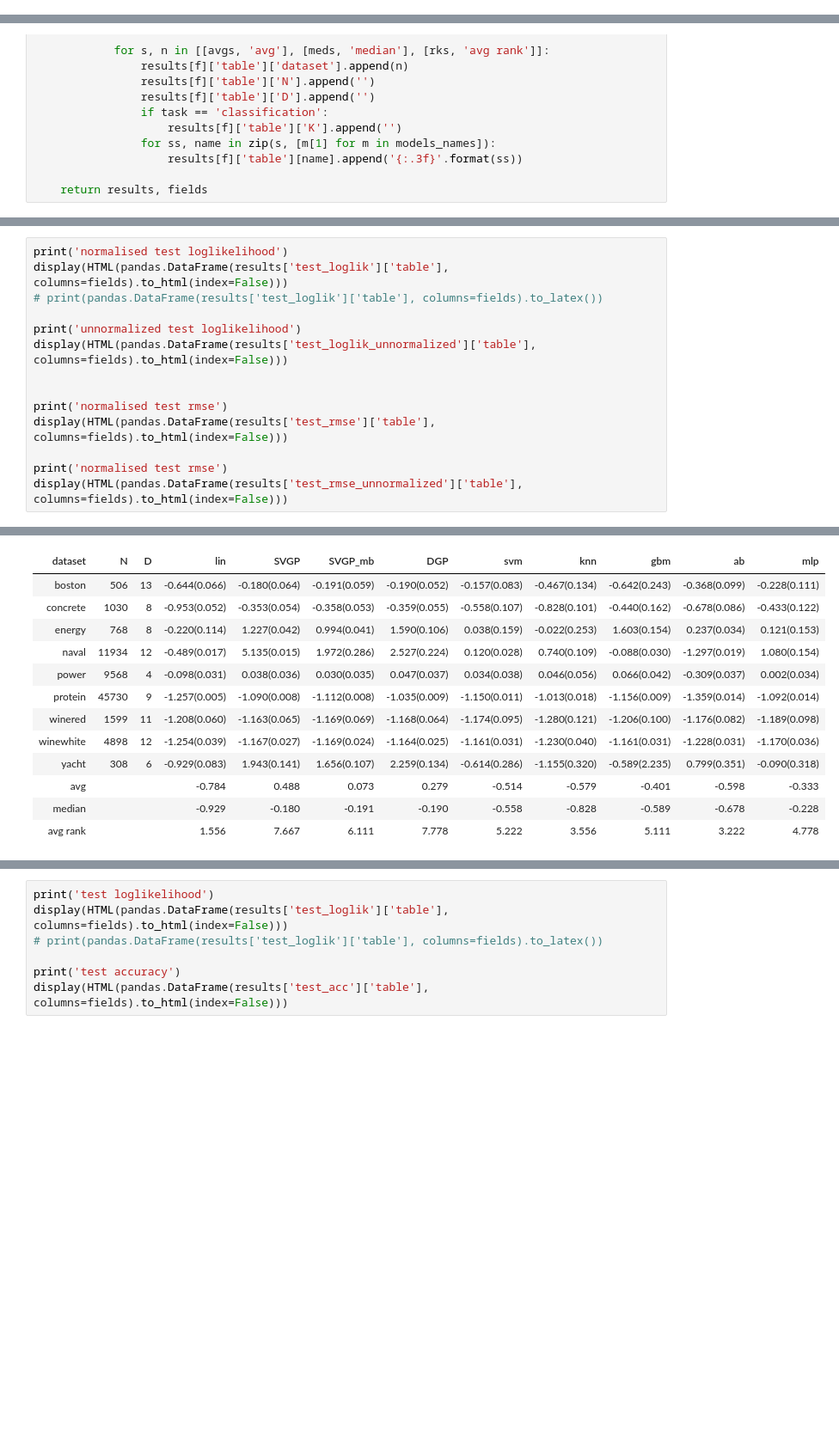
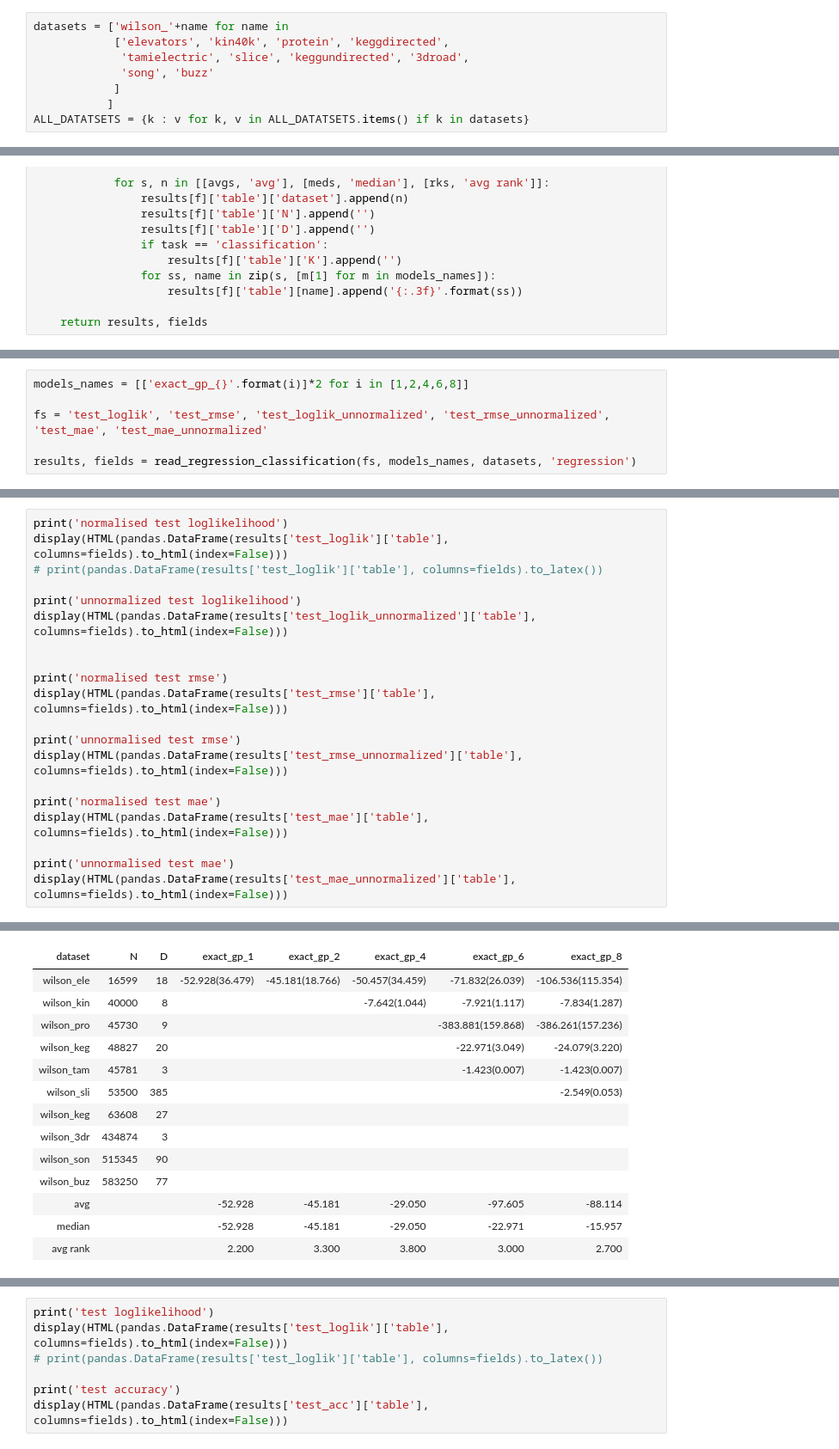
Before and after one commit to sgalee2/bayesian_benchmarks, a Jupyter notebook: bayesian_benchmarks/results/view_results.ipynb, the cells around one changed output, grey strips where cells are left out. Shown at 86% size. Drawn from its saved outputs; the diff is of its cells as text; blank space fills up the shorter version.

```diff
--- a/bayesian_benchmarks/results/view_results.ipynb
+++ b/bayesian_benchmarks/results/view_results.ipynb
@@ -20,6 +20,14 @@ ALL_DATATSETS = {}
 ALL_DATATSETS.update(_ALL_REGRESSION_DATATSETS)
 ALL_DATATSETS.update(_ALL_CLASSIFICATION_DATATSETS)
 from bayesian_benchmarks.data import regression_datasets
+# %%
+datasets = ['wilson_'+name for name in
+            ['elevators', 'kin40k', 'protein', 'keggdirected',
+             'tamielectric', 'slice', 'keggundirected', '3droad',
+             'song', 'buzz'
+            ]
+           ]
+ALL_DATATSETS = {k : v for k, v in ALL_DATATSETS.items() if k in datasets}
 # %%
 def rankarray(A):
     ranks = []
@@ -134,0 +107,6 @@ mlp yacht 10
+# %%
+models_names = [['exact_gp_{}'.format(i)]*2 for i in [1,2,4,6,8]]
+
+fs = 'test_loglik', 'test_rmse', 'test_loglik_unnormalized', 'test_rmse_unnormalized', 'test_mae', 'test_mae_unnormalized'
+
+results, fields = read_regression_classification(fs, models_names, datasets, 'regression')
@@ -135,30 +129,37 @@ mlp yacht 10
 # %%
 print('normalised test loglikelihood')
 display(HTML(pandas.DataFrame(results['test_loglik']['table'], columns=fields).to_html(index=False)))
 # print(pandas.DataFrame(results['test_loglik']['table'], columns=fields).to_latex())
 
 print('unnormalized test loglikelihood')
 display(HTML(pandas.DataFrame(results['test_loglik_unnormalized']['table'], columns=fields).to_html(index=False)))
 
 
 print('normalised test rmse')
 display(HTML(pandas.DataFrame(results['test_rmse']['table'], columns=fields).to_html(index=False)))
 
-print('normalised test rmse')
+print('unnormalised test rmse')
 display(HTML(pandas.DataFrame(results['test_rmse_unnormalized']['table'], columns=fields).to_html(index=False)))
+
+print('normalised test mae')
+display(HTML(pandas.DataFrame(results['test_mae']['table'], columns=fields).to_html(index=False)))
+
+print('unnormalised test mae')
+display(HTML(pandas.DataFrame(results['test_mae_unnormalized']['table'], columns=fields).to_html(index=False)))
 # %% [output]
 normalised test loglikelihood
-| dataset | N | D | lin | SVGP | SVGP_mb | DGP | svm | knn | gbm | ab | mlp |
-| boston | 506 | 13 | -0.644(0.066) | -0.180(0.064) | -0.191(0.059) | -0.190(0.052) | -0.157(0.083) | -0.467(0.134) | -0.642(0.243) | -0.368(0.099) | -0.228(0.111) |
-| concrete | 1030 | 8 | -0.953(0.052) | -0.353(0.054) | -0.358(0.053) | -0.359(0.055) | -0.558(0.107) | -0.828(0.101) | -0.440(0.162) | -0.678(0.086) | -0.433(0.122) |
-| energy | 768 | 8 | -0.220(0.114) | 1.227(0.042) | 0.994(0.041) | 1.590(0.106) | 0.038(0.159) | -0.022(0.253) | 1.603(0.154) | 0.237(0.034) | 0.121(0.153) |
-| naval | 11934 | 12 | -0.489(0.017) | 5.135(0.015) | 1.972(0.286) | 2.527(0.224) | 0.120(0.028) | 0.740(0.109) | -0.088(0.030) | -1.297(0.019) | 1.080(0.154) |
-| power | 9568 | 4 | -0.098(0.031) | 0.038(0.036) | 0.030(0.035) | 0.047(0.037) | 0.034(0.038) | 0.046(0.056) | 0.066(0.042) | -0.309(0.037) | 0.002(0.034) |
-| protein | 45730 | 9 | -1.257(0.005) | -1.090(0.008) | -1.112(0.008) | -1.035(0.009) | -1.150(0.011) | -1.013(0.018) | -1.156(0.009) | -1.359(0.014) | -1.092(0.014) |
-| winered | 1599 | 11 | -1.208(0.060) | -1.163(0.065) | -1.169(0.069) | -1.168(0.064) | -1.174(0.095) | -1.280(0.121) | -1.206(0.100) | -1.176(0.082) | -1.189(0.098) |
-| winewhite | 4898 | 12 | -1.254(0.039) | -1.167(0.027) | -1.169(0.024) | -1.164(0.025) | -1.161(0.031) | -1.230(0.040) | -1.161(0.031) | -1.228(0.031) | -1.170(0.036) |
-| yacht | 308 | 6 | -0.929(0.083) | 1.943(0.141) | 1.656(0.107) | 2.259(0.134) | -0.614(0.286) | -1.155(0.320) | -0.589(2.235) | 0.799(0.351) | -0.090(0.318) |
-| avg |  |  | -0.784 | 0.488 | 0.073 | 0.279 | -0.514 | -0.579 | -0.401 | -0.598 | -0.333 |
-| median |  |  | -0.929 | -0.180 | -0.191 | -0.190 | -0.558 | -0.828 | -0.589 | -0.678 | -0.228 |
-| avg rank |  |  | 1.556 | 7.667 | 6.111 | 7.778 | 5.222 | 3.556 | 5.111 | 3.222 | 4.778 |
+| dataset | N | D | exact_gp_1 | exact_gp_2 | exact_gp_4 | exact_gp_6 | exact_gp_8 |
+| wilson_ele | 16599 | 18 | -52.928(36.479) | -45.181(18.766) | -50.457(34.459) | -71.832(26.039) | -106.536(115.354) |
+| wilson_kin | 40000 | 8 |  |  | -7.642(1.044) | -7.921(1.117) | -7.834(1.287) |
+| wilson_pro | 45730 | 9 |  |  |  | -383.881(159.868) | -386.261(157.236) |
+| wilson_keg | 48827 | 20 |  |  |  | -22.971(3.049) | -24.079(3.220) |
+| wilson_tam | 45781 | 3 |  |  |  | -1.423(0.007) | -1.423(0.007) |
+| wilson_sli | 53500 | 385 |  |  |  |  | -2.549(0.053) |
+| wilson_keg | 63608 | 27 |  |  |  |  |  |
+| wilson_3dr | 434874 | 3 |  |  |  |  |  |
+| wilson_son | 515345 | 90 |  |  |  |  |  |
+| wilson_buz | 583250 | 77 |  |  |  |  |  |
+| avg |  |  | -52.928 | -45.181 | -29.050 | -97.605 | -88.114 |
+| median |  |  | -52.928 | -45.181 | -29.050 | -22.971 | -15.957 |
+| avg rank |  |  | 2.200 | 3.300 | 3.800 | 3.000 | 2.700 |
 unnormalized test loglikelihood
```
Also changed, not shown: parts of 5 cells of this notebook.
